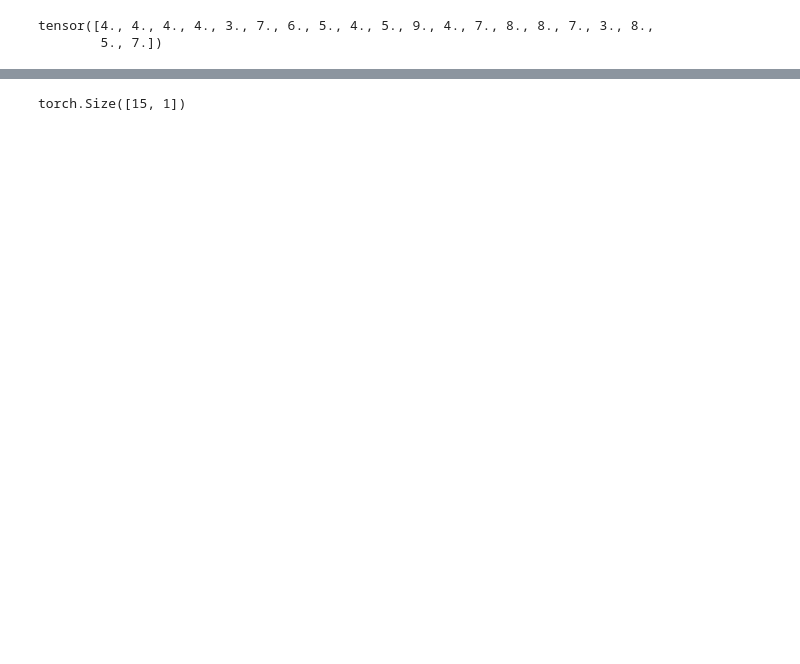
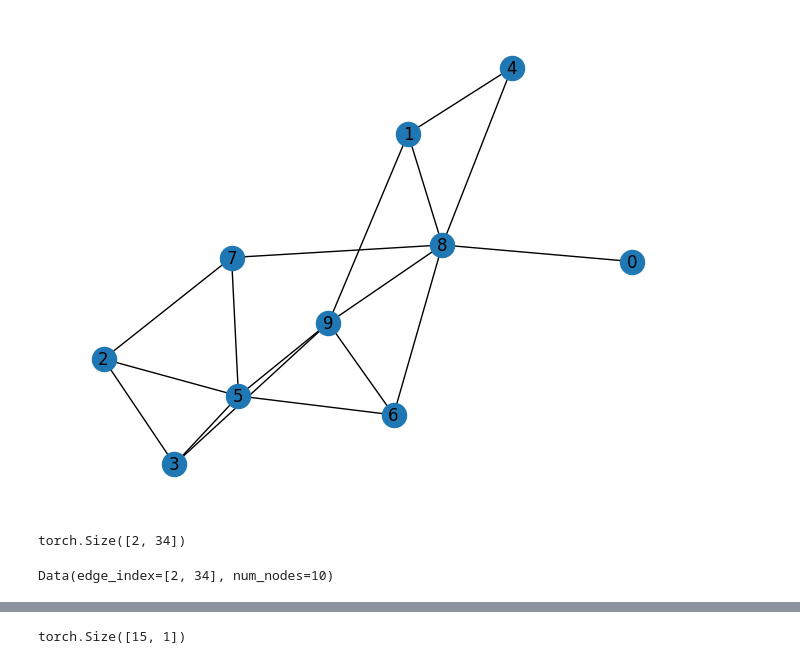
Before and after one commit to HungryAmoeba/hypergraph_scattering, a Jupyter notebook: notebooks/visualize_data.ipynb, the cells around one changed output, grey strips where cells are left out. Saved outputs shown, nothing was run; the diff lists cells and outputs as text; code cells hidden in the pictures; blank space fills up the shorter version.

```diff
--- a/notebooks/visualize_data.ipynb
+++ b/notebooks/visualize_data.ipynb
@@ -30,5 +30,27 @@ hg.draw()
-# %%
-hg.D_v.values()
-# %% [output]
-tensor([4., 4., 4., 4., 3., 7., 6., 5., 4., 5., 9., 4., 7., 8., 8., 7., 3., 8.,
-        5., 7.])
+# %%
+# visualize converting an ER graph into a hypergraph with the desired features
+import torch
+from torch_geometric.utils import from_networkx
+
+import networkx as nx
+import matplotlib.pyplot as plt
+
+# Create a random graph using NetworkX
+G = nx.fast_gnp_random_graph(10, 0.3)  # Generate a random graph with 10 nodes and edge probability 0.3
+
+# Visualize the generated graph (optional)
+nx.draw(G, with_labels=True)
+plt.show()
+
+# Convert NetworkX graph to PyTorch Geometric data object
+data = from_networkx(G)
+# %% [output]
+[figure, added]
+# %%
+data.edge_index.shape
+# %% [output]
+torch.Size([2, 34])
+# %%
+data
+# %% [output]
+Data(edge_index=[2, 34], num_nodes=10)
```
Also changed, not shown: parts of 5 cells of this notebook, 2 other files.
